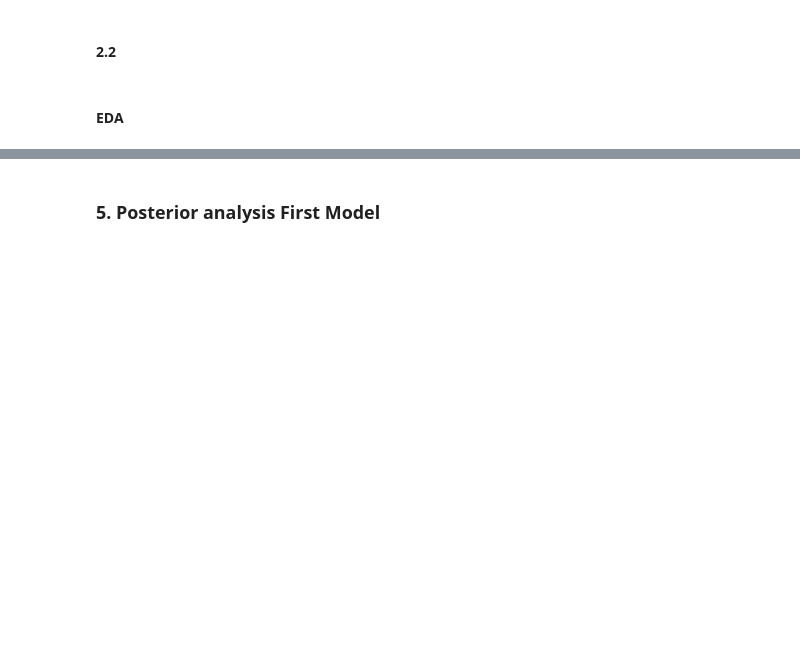
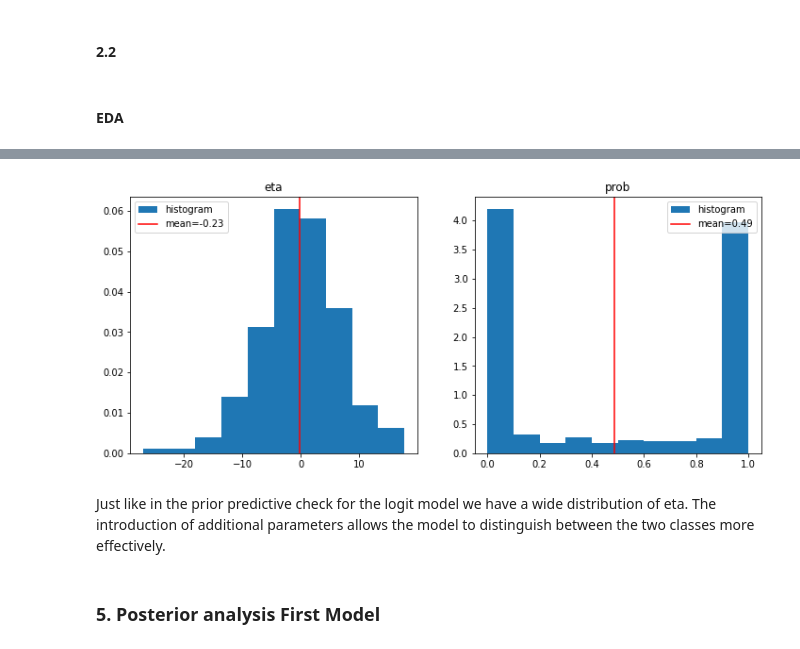
Before and after one commit to dominik-air/Ranked-Games-Analysis, a Jupyter notebook: project.ipynb, the cells around one changed output, grey strips where cells are left out. Saved outputs shown, nothing was run; the diff lists cells and outputs as text; code cells hidden in the pictures; blank space fills up the shorter version.

```diff
--- a/project.ipynb
+++ b/project.ipynb
@@ -281,0 +466,2 @@ We have chosen ...
+# %%
+probit_ppc = CmdStanModel(stan_file='models/probit_ppc.stan')
@@ -281,0 +471,2 @@ We have chosen ...
+# %%
+probit_ppc_data = probit_ppc.sample(iter_sampling=100)
@@ -282,2 +500,24 @@ We have chosen ...
+# %%
+probit_ppc_df = probit_ppc_data.draws_pd()
+# %%
+fig, axes = plt.subplots(1, 2, figsize=(12, 5))
+
+axes[0].hist(probit_ppc_df.eta, bins=10, density=True, label='histogram')
+mean = probit_ppc_df.eta.mean()
+axes[0].axvline(mean, c="r", label=f'{mean=:.2f}')
+axes[0].legend()
+axes[0].set_title("eta")
+
+axes[1].hist(probit_ppc_df.p, bins=10, density=True, label='histogram')
+mean = probit_ppc_df.p.mean()
+axes[1].axvline(mean, c="r", label=f'{mean=:.2f}')
+axes[1].legend()
+axes[1].set_title("prob")
+
+plt.show()
+# %% [output]
+[figure, added]
+# %% [markdown]
+Just like in the prior predictive check for the logit model we have a wide distribution of eta. The introduction of additional parameters allows the model to distinguish between the two classes more effectively.
 # %% [markdown]
 ### 5. Posterior analysis First Model
```
Also changed, not shown: parts of 77 cells of this notebook, 4 other files.
